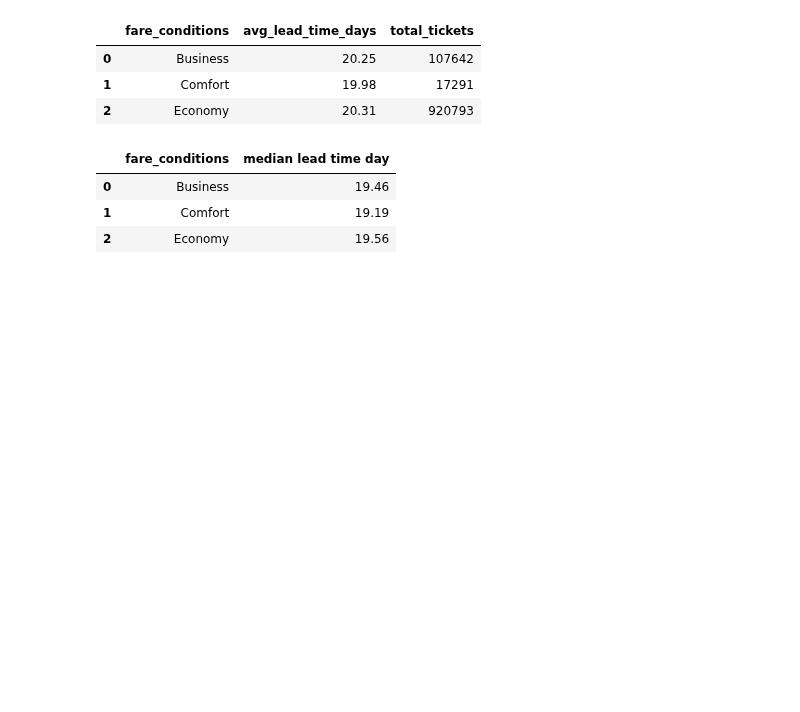
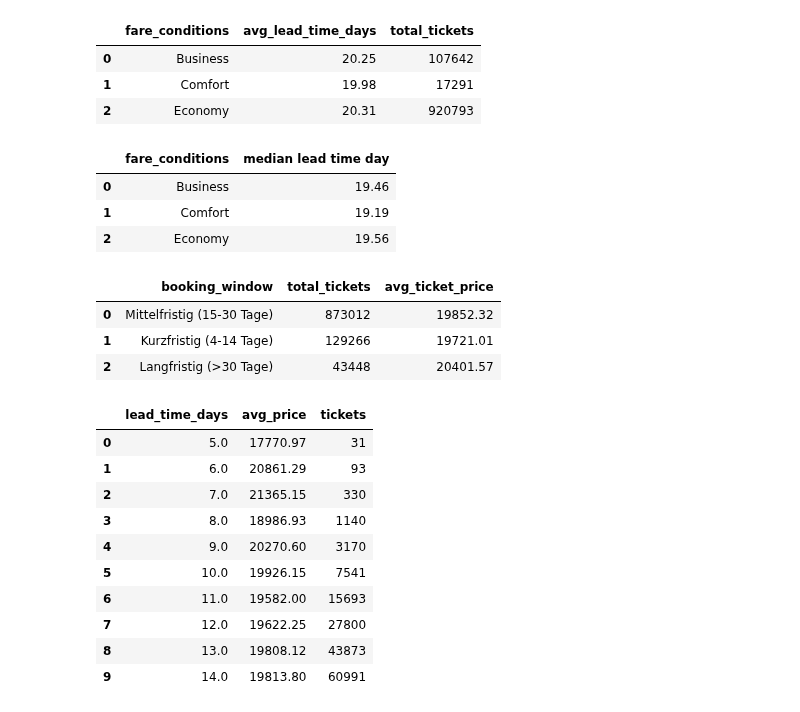
Before and after one commit to YamenNahhas/my-data-project, a Jupyter notebook: notebooks/Airline Data Analysis Using SQL.ipynb, the cells around one changed output. Cells and saved outputs as stored; diff of their text form; code cells hidden in the pictures; blank space fills up the shorter version.

Commit message:
price of tickets by different booking times

```diff
--- a/notebooks/Airline Data Analysis Using SQL.ipynb
+++ b/notebooks/Airline Data Analysis Using SQL.ipynb
@@ -580,3 +566,66 @@ display(df_median_booking_lead_time_fare_conditions)
 | 0 | Business | 19.46 |
 | 1 | Comfort | 19.19 |
 | 2 | Economy | 19.56 |
+# %%
+#average price tickets by booking time distribution
+sql_query = '''
+SELECT
+    CASE
+        WHEN julianday(substr(f.scheduled_departure,1,19)) - julianday(substr(b.book_date,1,19)) <= 3
+            THEN 'Last Minute (0-3 Tage)'
+        WHEN julianday(substr(f.scheduled_departure,1,19)) - julianday(substr(b.book_date,1,19)) <= 14
+            THEN 'Kurzfristig (4-14 Tage)'
+        WHEN julianday(substr(f.scheduled_departure,1,19)) - julianday(substr(b.book_date,1,19)) <= 30
+            THEN 'Mittelfristig (15-30 Tage)'
+        ELSE 'Langfristig (>30 Tage)'
+    END AS booking_window,
+
+    COUNT(*) AS total_tickets,
+    AVG(tf.amount) AS avg_ticket_price
+FROM ticket_flights tf
+JOIN tickets t
+    ON tf.ticket_no = t.ticket_no
+JOIN bookings b
+    ON t.book_ref = b.book_ref
+JOIN flights f
+    ON tf.flight_id = f.flight_id
+GROUP BY booking_window
+ORDER BY total_tickets DESC
+'''
+df_booking_time_distribution = pd.read_sql_query(sql_query, conn)
+display(df_booking_time_distribution)
+# %% [output]
+|  | booking_window | total_tickets | avg_ticket_price |
+| 0 | Mittelfristig (15-30 Tage) | 873012 | 19852.32 |
+| 1 | Kurzfristig (4-14 Tage) | 129266 | 19721.01 |
+| 2 | Langfristig (>30 Tage) | 43448 | 20401.57 |
+# %%
+#average price of tickets by different booking times
+sql_query = ''' SELECT ROUND(
+        julianday(substr(f.scheduled_departure, 1, 19)) - julianday(substr(b.book_date, 1, 19))) AS lead_time_days,
+    AVG(tf.amount) AS avg_price,
+    COUNT(*) AS tickets
+FROM ticket_flights tf
+JOIN tickets t
+    ON tf.ticket_no = t.ticket_no
+JOIN bookings b
+    ON t.book_ref = b.book_ref
+JOIN flights f
+    ON tf.flight_id = f.flight_id
+GROUP BY lead_time_days
+ORDER BY lead_time_days'''
+
+df_booking_lead_time_ticket_price = pd.read_sql_query(sql_query, conn)
+df_booking_lead_time_ticket_price.head(10)
+# %% [output]
+|  | lead_time_days | avg_price | tickets |
+| 0 | 5.0 | 17770.97 | 31 |
+| 1 | 6.0 | 20861.29 | 93 |
+| 2 | 7.0 | 21365.15 | 330 |
+| 3 | 8.0 | 18986.93 | 1140 |
+| 4 | 9.0 | 20270.60 | 3170 |
+| 5 | 10.0 | 19926.15 | 7541 |
+| 6 | 11.0 | 19582.00 | 15693 |
+| 7 | 12.0 | 19622.25 | 27800 |
+| 8 | 13.0 | 19808.12 | 43873 |
+| 9 | 14.0 | 19813.80 | 60991 |
```
Also changed, not shown: parts of 1 cell of this notebook.
